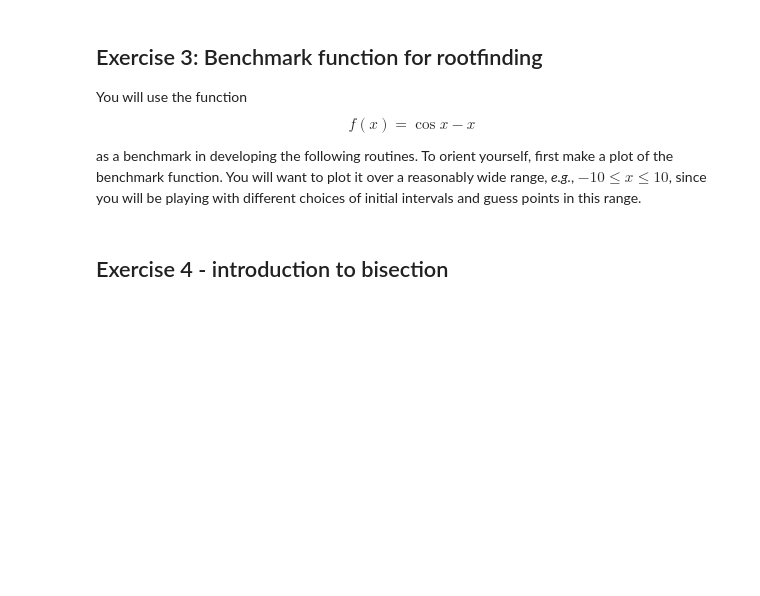
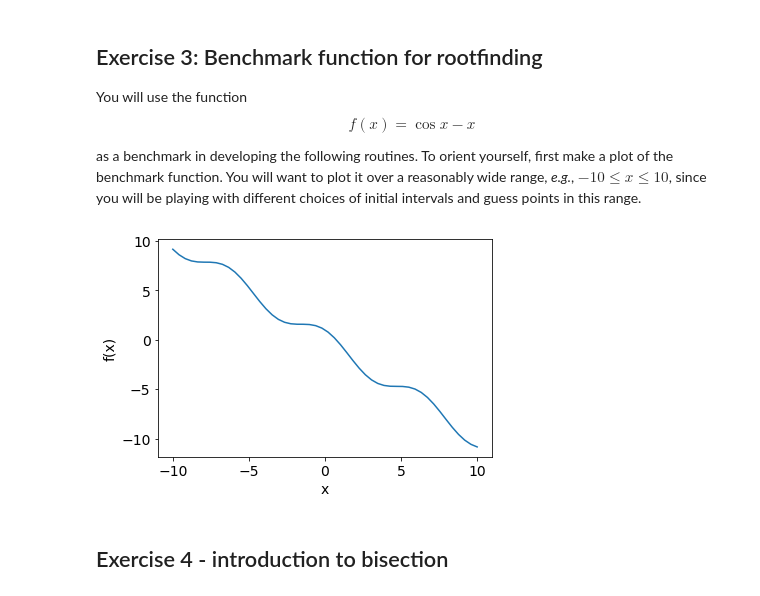
Before and after one commit to chan8005/Weekly-Sessions_partII, a Jupyter notebook: Weekly Session 8.ipynb, the cells around one changed output. Saved outputs shown, nothing was run; the diff lists cells and outputs as text; code cells hidden in the pictures; blank space fills up the shorter version.

```diff
--- a/Weekly Session 8.ipynb
+++ b/Weekly Session 8.ipynb
@@ -245,9 +247,27 @@ as a benchmark  in developing the following routines.  To orient yourself, first
 reasonably wide range, *e.g.*, $-10\leq x \leq 10$, since you will be playing with different choices of initial intervals and guess points in this range.
 # %%
 #your plot here
+import math
+
+
+xvals = np.linspace (-10, 10)
+yvals = []
+for i in xvals:
+    yvals.append(math.cos(i) - i)
+
+plt.plot(xvals, yvals, label = "cos(x)-x")
+
+plt.xlabel('x')
+plt.ylabel('f(x)')
+ax.set_aspect('equal')
+plt.show()
+
+#ax.axhline(y=0,ls='--',color='gray')
 
 #include the following line so you can see where your function crosses zero.
 #ax.axhline(y=0,ls='--',color='gray')
+# %% [output]
+[figure, added]
 # %% [markdown]
 ## Exercise 4 - introduction to bisection
 # %% [markdown]
```
Also changed, not shown: parts of 3 cells of this notebook.
